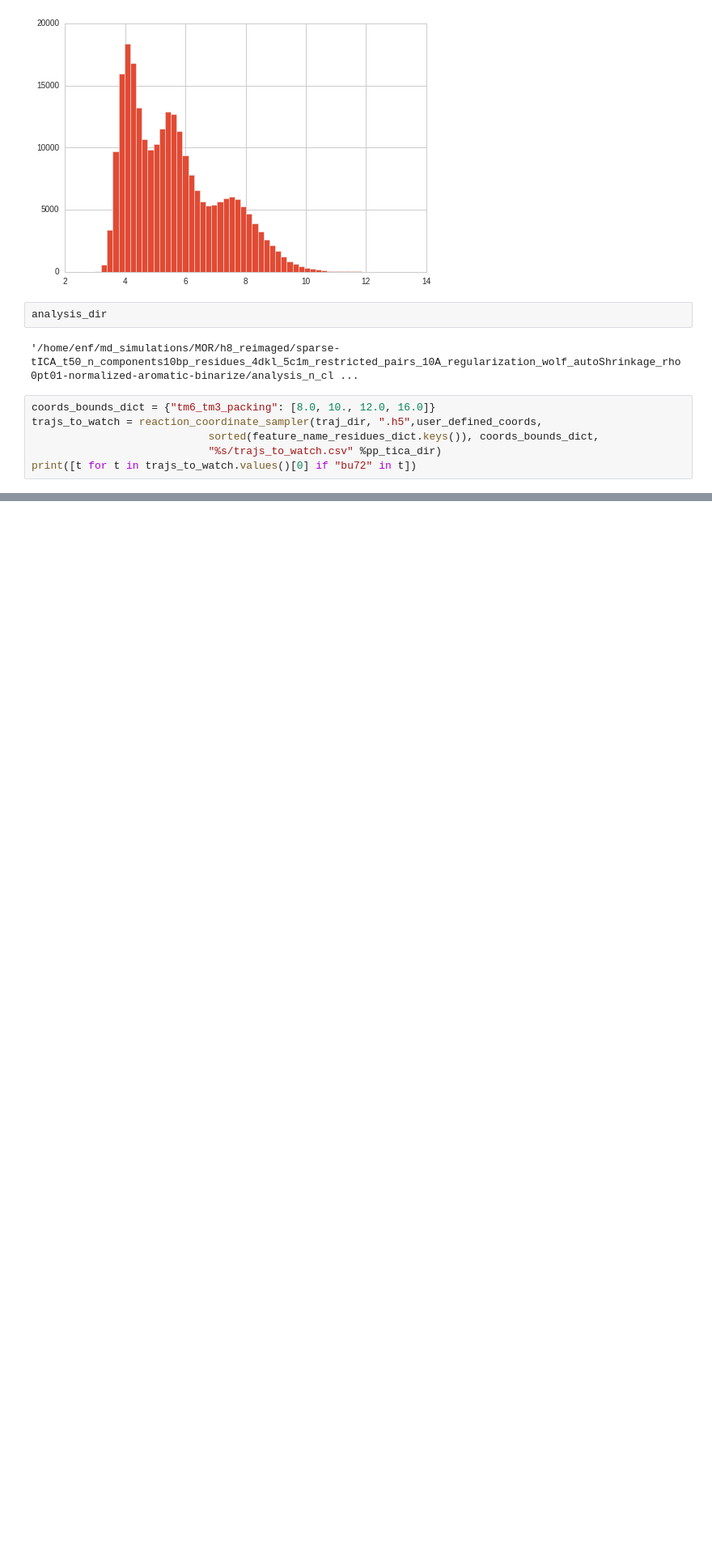
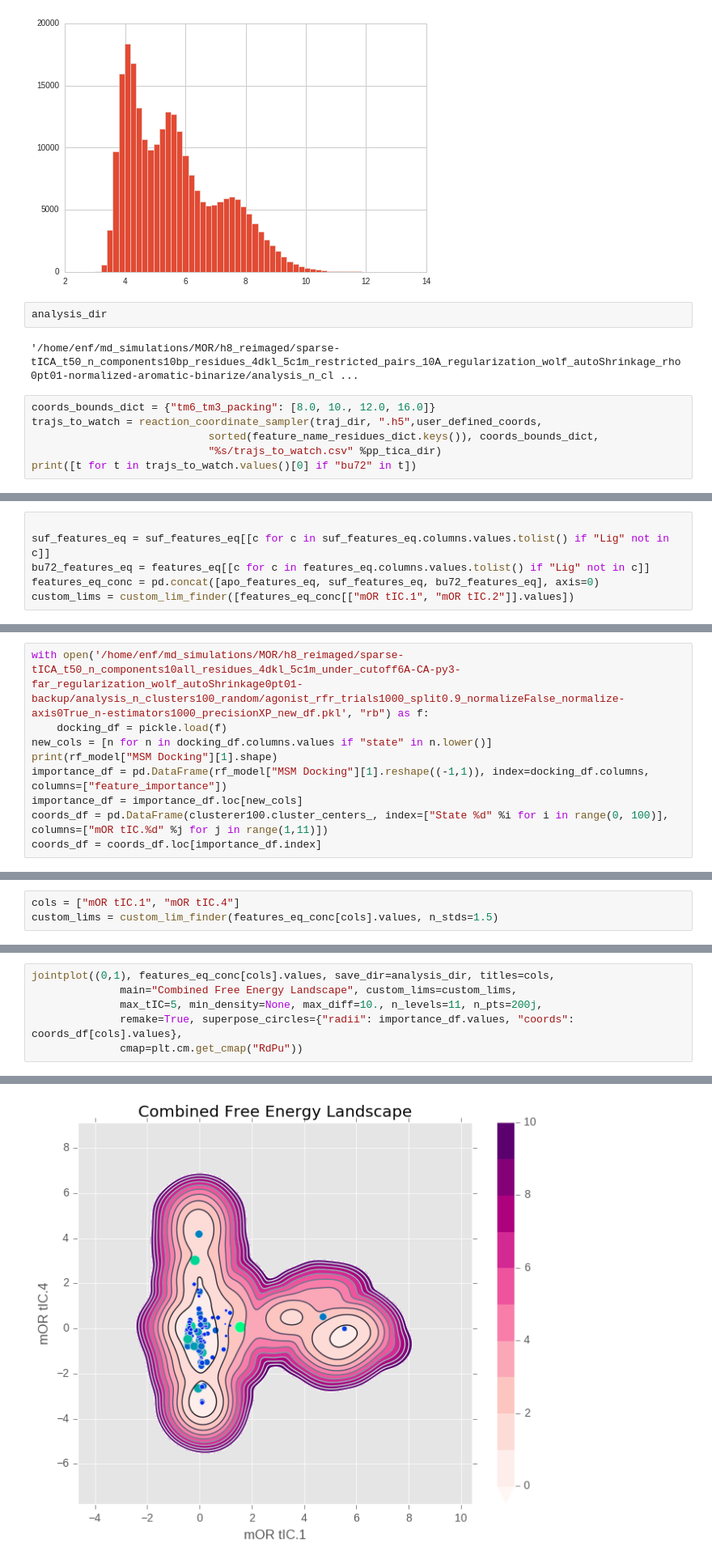
Before and after one commit to amirbarati/conformation, a Jupyter notebook: mor_h8_ligand-protein_contacts-bu72.ipynb, the cells around one changed output, grey strips where cells are left out. Shown at 81% size. Cells and saved outputs as stored; diff of their text form; blank space fills up the shorter version.

```diff
--- a/mor_h8_ligand-protein_contacts-bu72.ipynb
+++ b/mor_h8_ligand-protein_contacts-bu72.ipynb
@@ -2928,0 +2996,6 @@ print([t for t in trajs_to_watch.values()[0] if "bu72" in t])
+# %%
+
+suf_features_eq = suf_features_eq[[c for c in suf_features_eq.columns.values.tolist() if "Lig" not in c]]
+bu72_features_eq = features_eq[[c for c in features_eq.columns.values.tolist() if "Lig" not in c]]
+features_eq_conc = pd.concat([apo_features_eq, suf_features_eq, bu72_features_eq], axis=0)
+custom_lims = custom_lim_finder([features_eq_conc[["mOR tIC.1", "mOR tIC.2"]].values])
@@ -2928,0 +3023,9 @@ print([t for t in trajs_to_watch.values()[0] if "bu72" in t])
+# %%
+with open('/home/enf/md_simulations/MOR/h8_reimaged/sparse-tICA_t50_n_components10all_residues_4dkl_5c1m_under_cutoff6A-CA-py3-far_regularization_wolf_autoShrinkage0pt01-backup/analysis_n_clusters100_random/agonist_rfr_trials1000_split0.9_normalizeFalse_normalize-axis0True_n-estimators1000_precisionXP_new_df.pkl', "rb") as f:
+    docking_df = pickle.load(f)
+new_cols = [n for n in docking_df.columns.values if "state" in n.lower()]
+print(rf_model["MSM Docking"][1].shape)
+importance_df = pd.DataFrame(rf_model["MSM Docking"][1].reshape((-1,1)), index=docking_df.columns, columns=["feature_importance"])
+importance_df = importance_df.loc[new_cols]
+coords_df = pd.DataFrame(clusterer100.cluster_centers_, index=["State %d" %i for i in range(0, 100)], columns=["mOR tIC.%d" %j for j in range(1,11)])
+coords_df = coords_df.loc[importance_df.index]
@@ -2928,0 +3059,3 @@ print([t for t in trajs_to_watch.values()[0] if "bu72" in t])
+# %%
+cols = ["mOR tIC.1", "mOR tIC.4"]
+custom_lims = custom_lim_finder(features_eq_conc[cols].values, n_stds=1.5)
@@ -2928,0 +3067,7 @@ print([t for t in trajs_to_watch.values()[0] if "bu72" in t])
+# %%
+jointplot((0,1), features_eq_conc[cols].values, save_dir=analysis_dir, titles=cols,
+              main="Combined Free Energy Landscape", custom_lims=custom_lims,
+              max_tIC=5, min_density=None, max_diff=10., n_levels=11, n_pts=200j,
+              remake=True, superpose_circles={"radii": importance_df.values, "coords": coords_df[cols].values},
+              cmap=plt.cm.get_cmap("RdPu"))
+# %% [output]
@@ -2928,0 +3080 @@ print([t for t in trajs_to_watch.values()[0] if "bu72" in t])
+[figure, added]
```
Also changed, not shown: parts of 27 cells of this notebook, 7 other files.
